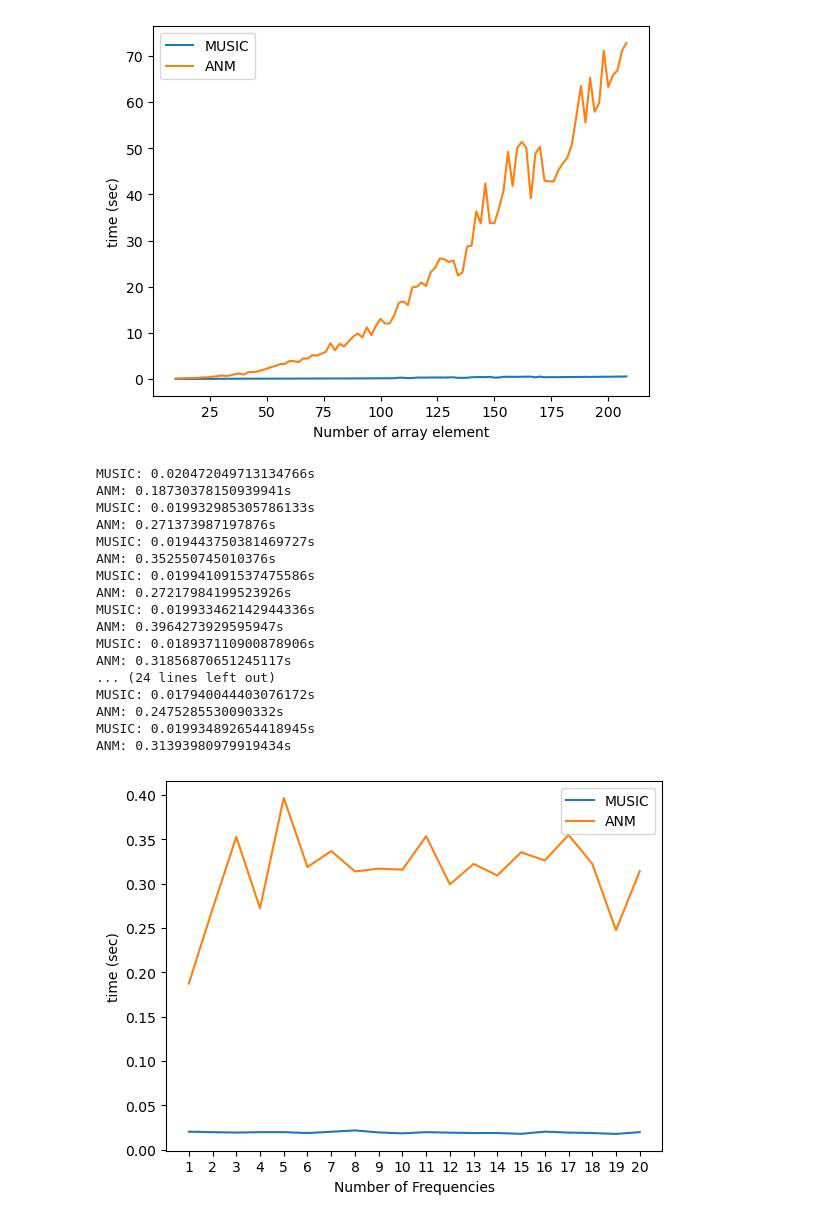
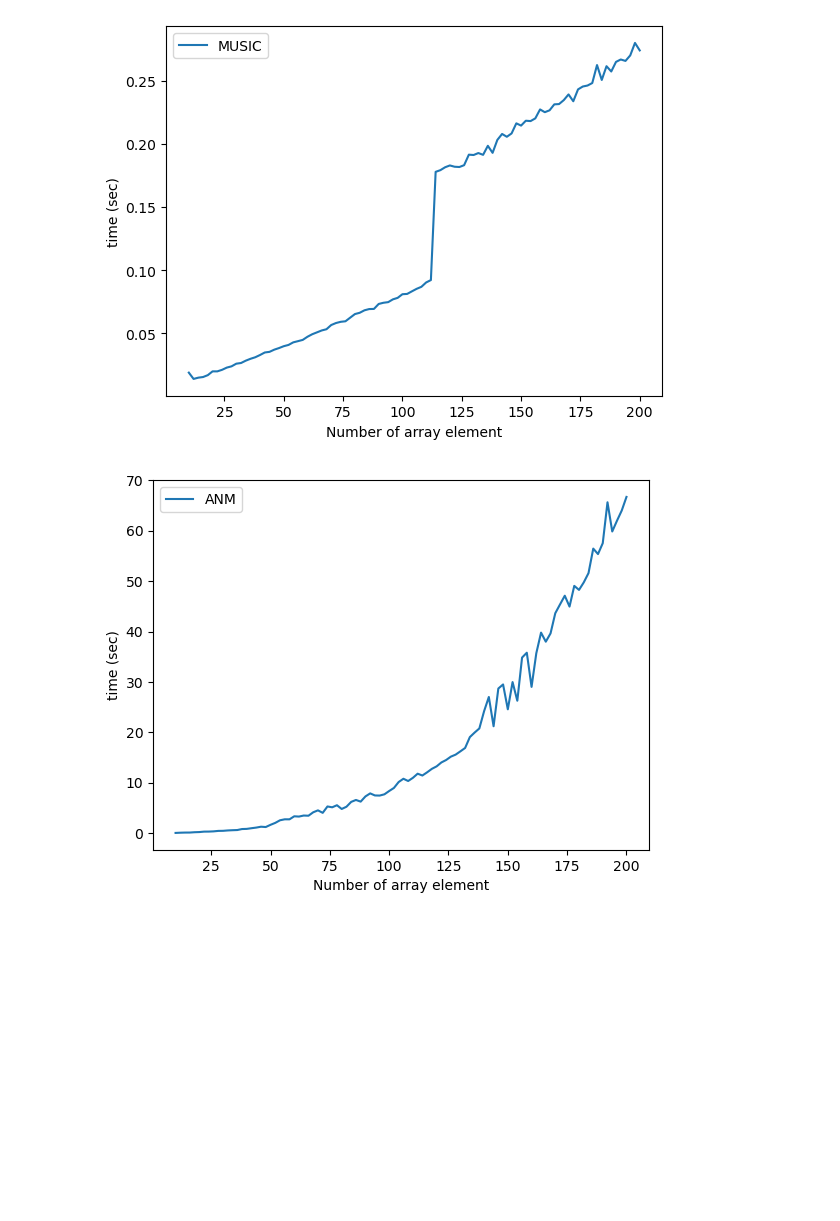
Before and after one commit to Alck2/math4999, a Jupyter notebook: code.ipynb, the cells around one changed output. Cells and saved outputs as stored; diff of their text form; code cells hidden in the pictures; blank space fills up the shorter version.

```diff
--- a/code.ipynb
+++ b/code.ipynb
@@ -123,12 +143,13 @@ print(RMSE(graphX[peaks],f))
 # %%
 def test_speed(numSamples, numArrayElem, numFreqs=None, freqs=None):
-  X = create_signal(1, numSample=numSamples, numArrElem=numArrayElem, numFreq=numFreqs) if type(freqs) == type(None) else create_signal(1, numSample=numSamples, numArrElem=numArrayElem, freqs=freqs)
+  X = create_signal(100, numSample=numSamples, numArrElem=numArrayElem, numFreq=numFreqs) if type(freqs) == type(None) else create_signal(1, numSample=numSamples, numArrElem=numArrayElem, freqs=freqs)
   t0 = time.time()
   MUSIC(X, len(freqs) if type(numFreqs) == type(None) else numFreqs, 1000)
   t1 = time.time()
   print("MUSIC: {}s".format(t1-t0))
   t2 = time.time()
-  ANM(X[:,0].reshape(M,1))
+  p, H = ANM(X[:,0].reshape(M,1))
+  calcFreq(p,H, 1000)
   t3 = time.time()
   print("ANM: {}s".format(t3-t2))
   return t1-t0, t3-t2
@@ -136,9 +157,9 @@ def test_speed(numSamples, numArrayElem, numFreqs=None, freqs=None):
 def test_error(k):
   X = create_signal(k,1,10,None,[0.2,0.5,0.8])
   freq = f
-  yMusic = MUSIC(X, 1, 5000)
+  yMusic = MUSIC(X, 1, 1000)
   p,H = ANM(X[:,0].reshape(M,1))
-  graphX, graphY_ANM = calcFreq(p,H,5000)
+  graphX, graphY_ANM = calcFreq(p,H,1000)
   peaks_MUSIC, props = signal.find_peaks(yMusic)
   peaks_ANM, props = signal.find_peaks(graphY_ANM)
   peaks_MUSIC = peaks_MUSIC[findNMaxPeaks(yMusic, peaks_MUSIC, 3)]
@@ -148,7 +169,7 @@ def test_error(k):
   print(k, freq, graphX[peaks_MUSIC], graphX[peaks_ANM], rmse1, rmse2)
   return rmse1, rmse2
 
-iterList = np.linspace(0,1,100)
+iterList = np.linspace(0,50,500)
 rmse_MUSIC = []
 rmse_ANM = []
 for k in iterList:
@@ -158,6 +179,10 @@ for k in iterList:
 plt.xlabel("SNR")
 plt.ylabel("RMSE")
 plt.plot(iterList, rmse_MUSIC, label = "MUSIC")
+plt.legend()
+plt.show()
+plt.xlabel("SNR")
+plt.ylabel("RMSE")
 plt.plot(iterList, rmse_ANM, label = "ANM")
 plt.legend()
 plt.show()
@@ -259,7 +289,7 @@ both resolved at x=  0.06501002004008016
 T1 = []
 T2 = []
 x = []
-for k in range(100):
+for k in range(96):
   x.append(10+2*k)
   t1, t2 = test_speed(1, 10+2*k, 5)
   T1.append(t1)
@@ -267,24 +297,11 @@ for k in range(100):
 plt.xlabel("Number of array element")
 plt.ylabel("time (sec)")
 plt.plot(x, T1, label = "MUSIC")
+plt.legend()
+plt.show()
+plt.xlabel("Number of array element")
+plt.ylabel("time (sec)")
 plt.plot(x, T2, label = "ANM")
 plt.legend()
 plt.show()
-T1 = []
-T2 = []
-x = []
-for k in range(20):
-  numFreq = k+1
-  x.append(numFreq)
-  f = np.linspace(0,1-epsilon, numFreq)
-  t1, t2 = test_speed(1, 20, freqs=f)
-  T1.append(t1)
-  T2.append(t2)
-plt.xlabel("Number of Frequencies")
-plt.xticks(x)
-plt.ylabel("time (sec)")
-plt.plot(x, T1, label = "MUSIC")
-plt.plot(x, T2, label = "ANM")
-plt.legend()
-plt.show()
 # %% [output]
@@ -308,19 +325,2 @@ ANM: 72.82094550132751s
-[figure, old version]
+[figure, new version]
-MUSIC: 0.020472049713134766s
-ANM: 0.18730378150939941s
-MUSIC: 0.019932985305786133s
-ANM: 0.271373987197876s
-MUSIC: 0.019443750381469727s
-ANM: 0.352550745010376s
-MUSIC: 0.019941091537475586s
-ANM: 0.27217984199523926s
-MUSIC: 0.019933462142944336s
-ANM: 0.3964273929595947s
-MUSIC: 0.018937110900878906s
-ANM: 0.31856870651245117s
-... (24 lines left out)
-MUSIC: 0.017940044403076172s
-ANM: 0.2475285530090332s
-MUSIC: 0.019934892654418945s
-ANM: 0.31393980979919434s
-[figure, old version]
+[figure, new version]
```
Also changed, not shown: parts of 10 cells of this notebook, 15 other files.
